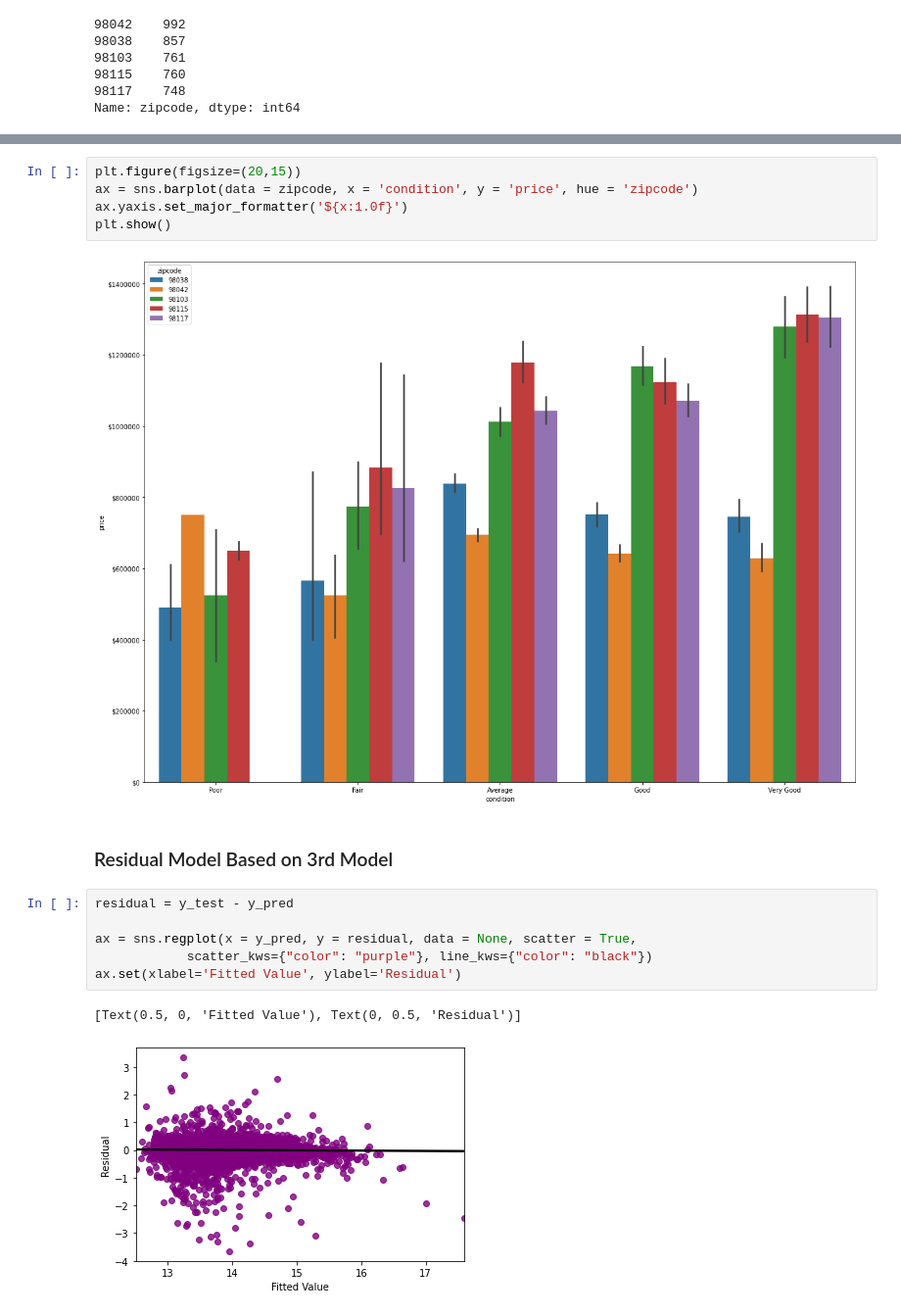
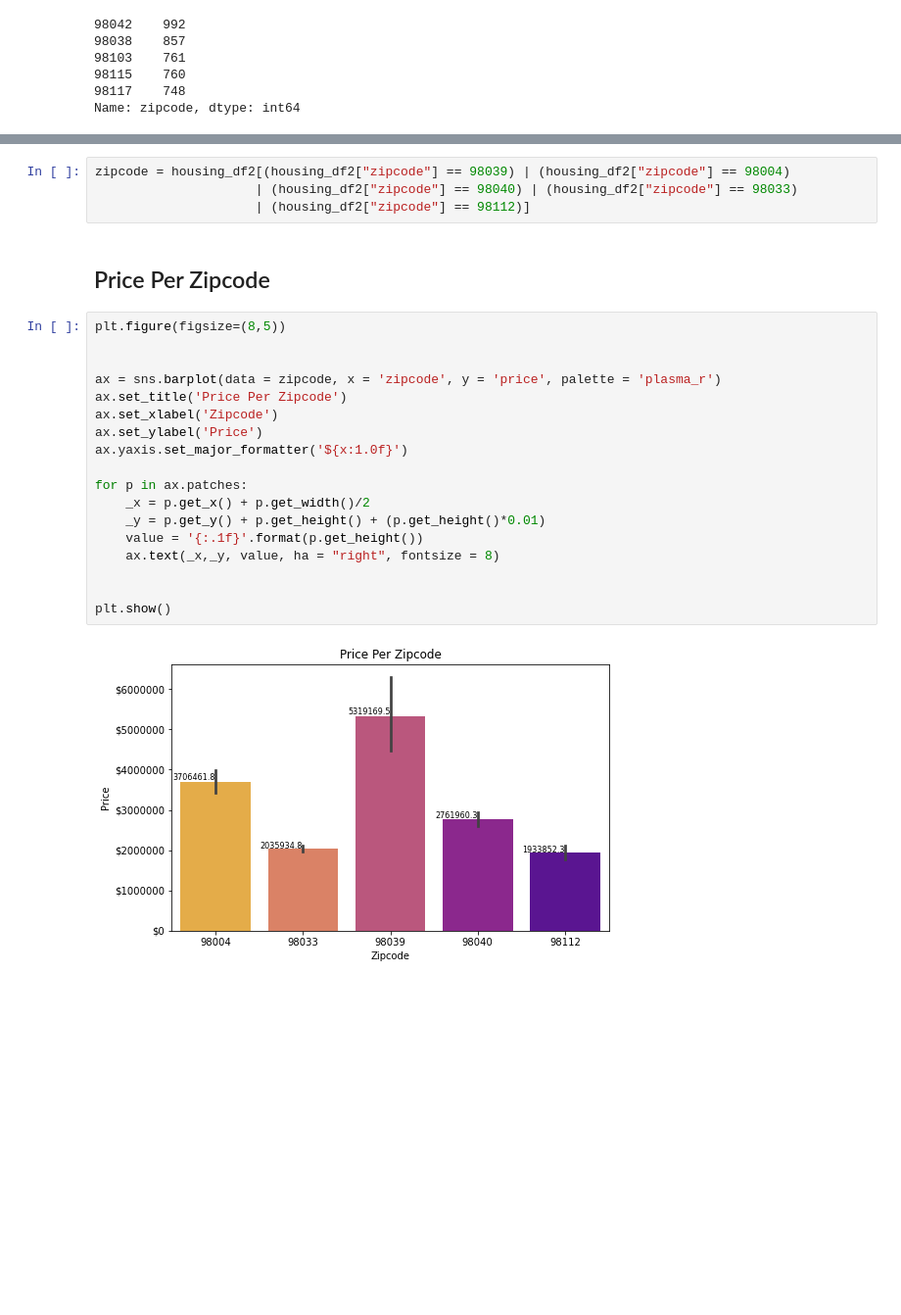
Before and after one commit to Kellyajara/RealEstate-Classification, a Jupyter notebook: New Project Notebook.ipynb, the cells around one changed output, grey strips where cells are left out. Shown at 98% size. Drawn from its saved outputs; the diff is of its cells as text; blank space fills up the shorter version.

Commit message:
updated visuals and adding imgs folder

```diff
--- a/New Project Notebook.ipynb
+++ b/New Project Notebook.ipynb
@@ -896,18 +897,26 @@ plt.show()
-# %%
-plt.figure(figsize=(20,15))
-ax = sns.barplot(data = zipcode, x = 'condition', y = 'price', hue = 'zipcode')
-ax.yaxis.set_major_formatter('${x:1.0f}')
-plt.show()
-# %% [output]
-[figure, removed]
-# %% [markdown]
-### Residual Model Based on 3rd Model
-# %%
-residual = y_test - y_pred
-
-ax = sns.regplot(x = y_pred, y = residual, data = None, scatter = True,
-            scatter_kws={"color": "purple"}, line_kws={"color": "black"})
-ax.set(xlabel='Fitted Value', ylabel='Residual')
-# %% [output]
-[Text(0.5, 0, 'Fitted Value'), Text(0, 0.5, 'Residual')]
-[figure]
+# %%
+zipcode = housing_df2[(housing_df2["zipcode"] == 98039) | (housing_df2["zipcode"] == 98004)
+                     | (housing_df2["zipcode"] == 98040) | (housing_df2["zipcode"] == 98033)
+                     | (housing_df2["zipcode"] == 98112)]
+# %% [markdown]
+## Price Per Zipcode
+# %%
+plt.figure(figsize=(8,5))
+
+
+ax = sns.barplot(data = zipcode, x = 'zipcode', y = 'price', palette = 'plasma_r')
+ax.set_title('Price Per Zipcode')
+ax.set_xlabel('Zipcode')
+ax.set_ylabel('Price')
+ax.yaxis.set_major_formatter('${x:1.0f}')
+
+for p in ax.patches:
+    _x = p.get_x() + p.get_width()/2
+    _y = p.get_y() + p.get_height() + (p.get_height()*0.01)
+    value = '{:.1f}'.format(p.get_height())
+    ax.text(_x,_y, value, ha = "right", fontsize = 8)
+
+
+plt.show()
+# %% [output]
+[figure, added]
```
Also changed, not shown: parts of 10 cells of this notebook, 7 other files.
